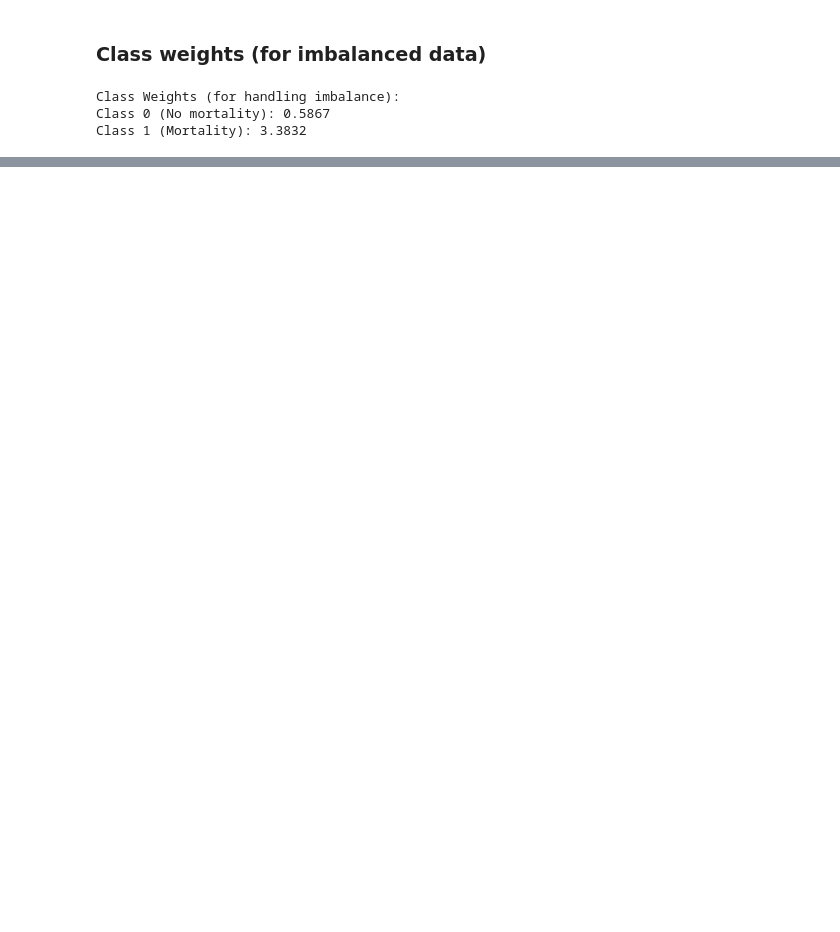
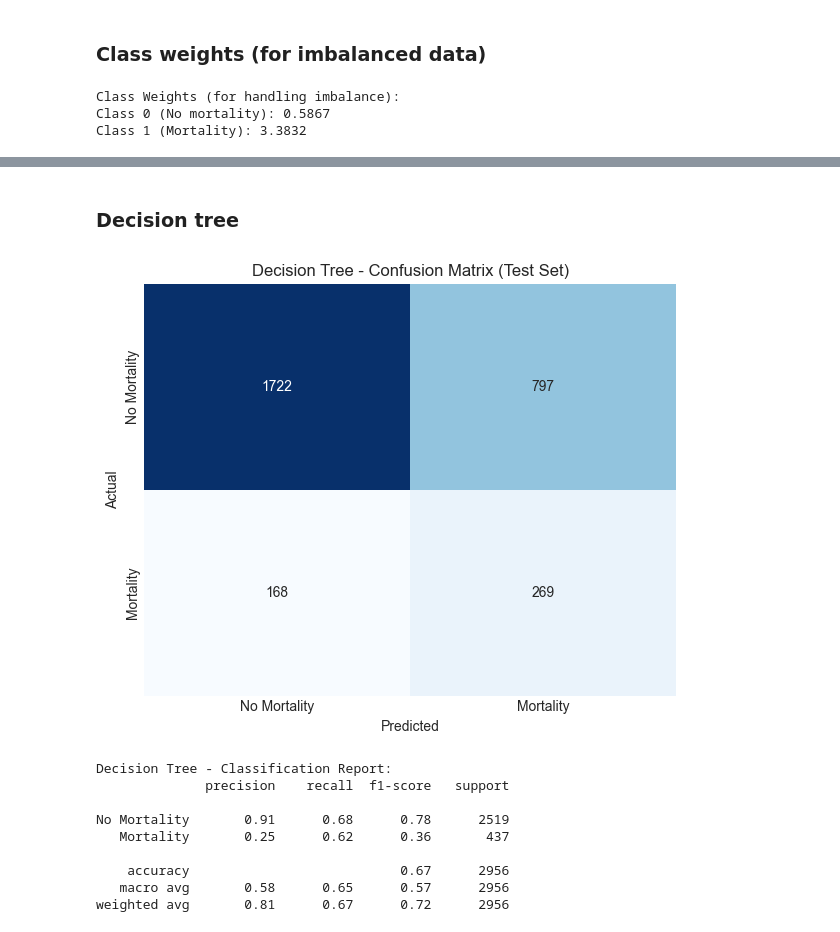
Before and after one commit to uripont/catalan-traffic-accident-analysis, a Jupyter notebook: notebooks/03_model_exploration.ipynb, the cells around one changed output, grey strips where cells are left out. Drawn from its saved outputs; the diff is of its cells as text; code cells hidden in the pictures; blank space fills up the shorter version.

```diff
--- a/notebooks/03_model_exploration.ipynb
+++ b/notebooks/03_model_exploration.ipynb
@@ -167,0 +270,36 @@ Class 1 (Mortality): 3.3832
+# %% [markdown]
+### Decision tree
+# %%
+dt = DecisionTreeClassifier(
+    class_weight='balanced',
+    random_state=42,
+    max_depth=10
+)
+
+dt_train_start = time.time()
+dt.fit(X_train_scaled, y_train)
+dt_train_time = time.time() - dt_train_start
+
+dt_results = evaluate_model(dt, X_train_scaled, X_val_scaled, X_test_scaled,
+                            y_train, y_val, y_test, 'Decision Tree')
+
+dt_info = {
+    'model': dt,
+    'training_time': dt_train_time,
+    'inference_time': dt_results['Inference Time (ms/sample)'],
+    'parameters': dt.tree_.node_count,
+    'test_results': dt_results['Test']
+}
+
+plot_confusion_matrix(dt, X_test_scaled, y_test, 'Decision Tree')
+# %% [output]
+[figure, added]
+Decision Tree - Classification Report:
+              precision    recall  f1-score   support
+
+No Mortality       0.91      0.68      0.78      2519
+   Mortality       0.25      0.62      0.36       437
+
+    accuracy                           0.67      2956
+   macro avg       0.58      0.65      0.57      2956
+weighted avg       0.81      0.67      0.72      2956
```
Also changed, not shown: parts of 21 cells of this notebook, 1 other file.
